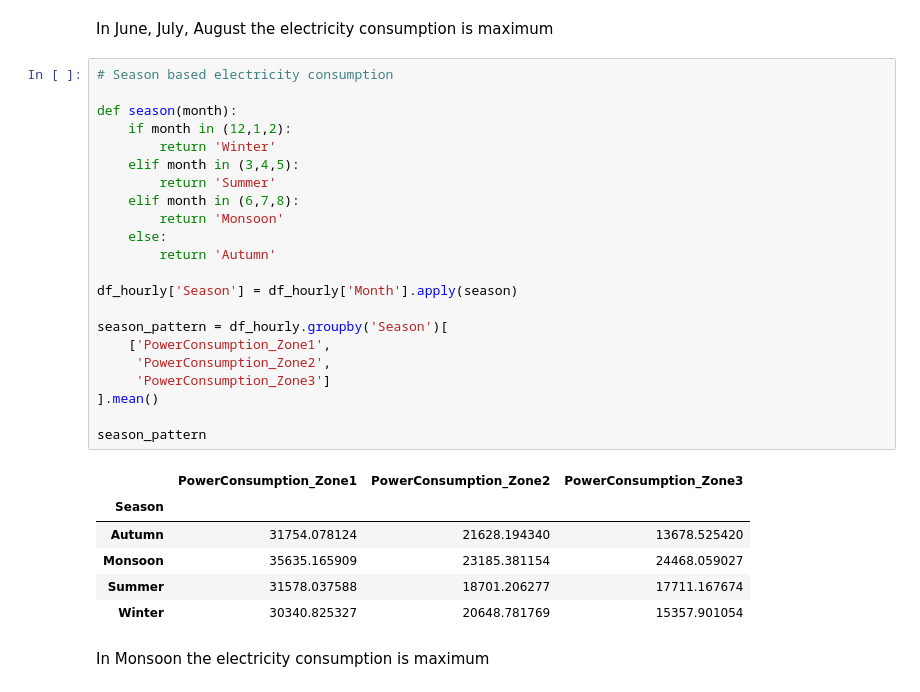
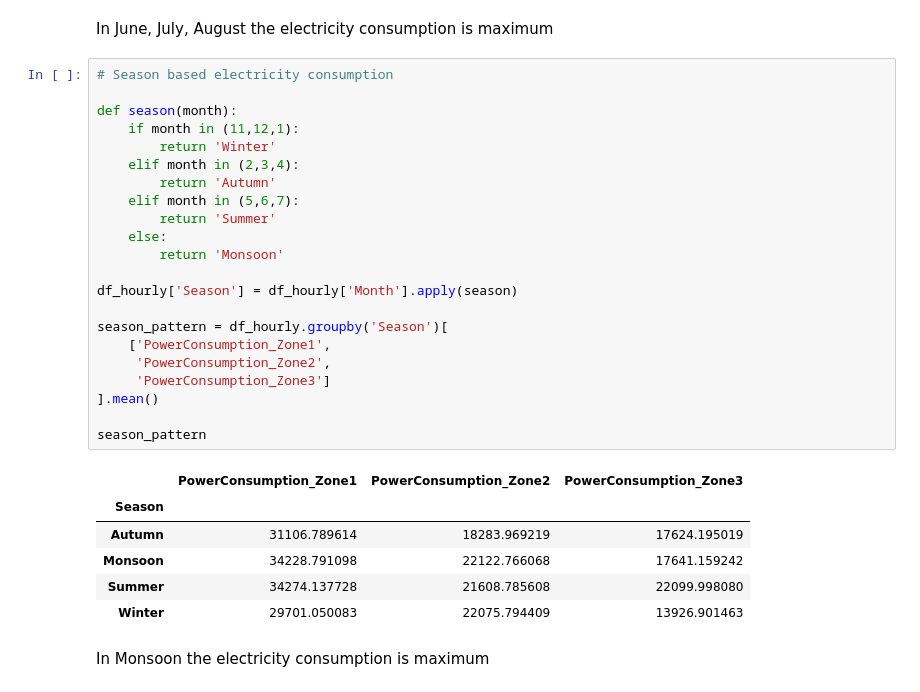
Before and after one commit to ShivamKumarSrivastava/Electricity-Consumption, a Jupyter notebook: notebooks/EDA.ipynb, the cells around one changed output. Saved outputs shown, nothing was run; the diff lists cells and outputs as text.

```diff
--- a/notebooks/EDA.ipynb
+++ b/notebooks/EDA.ipynb
@@ -176,32 +176,32 @@ In June, July, August the electricity consumption is maximum
 # %%
 # Season based electricity consumption
 
 def season(month):
-    if month in (12,1,2):
+    if month in (11,12,1):
         return 'Winter'
-    elif month in (3,4,5):
+    elif month in (2,3,4):
+        return 'Autumn'
+    elif month in (5,6,7):
         return 'Summer'
-    elif month in (6,7,8):
+    else:
         return 'Monsoon'
-    else:
-        return 'Autumn'
 
 df_hourly['Season'] = df_hourly['Month'].apply(season)
 
 season_pattern = df_hourly.groupby('Season')[
     ['PowerConsumption_Zone1',
      'PowerConsumption_Zone2',
      'PowerConsumption_Zone3']
 ].mean()
 
 season_pattern
 # %% [output]
 |  | PowerConsumption_Zone1 | PowerConsumption_Zone2 | PowerConsumption_Zone3 |
 | Season |  |  |  |
-| Autumn | 31754.078124 | 21628.194340 | 13678.525420 |
-| Monsoon | 35635.165909 | 23185.381154 | 24468.059027 |
-| Summer | 31578.037588 | 18701.206277 | 17711.167674 |
-| Winter | 30340.825327 | 20648.781769 | 15357.901054 |
+| Autumn | 31106.789614 | 18283.969219 | 17624.195019 |
+| Monsoon | 34228.791098 | 22122.766068 | 17641.159242 |
+| Summer | 34274.137728 | 21608.785608 | 22099.998080 |
+| Winter | 29701.050083 | 22075.794409 | 13926.901463 |
 # %% [markdown]
 In Monsoon the electricity consumption is maximum
 # %%
```
Also changed, not shown: parts of 5 cells of this notebook, 8 other files.
